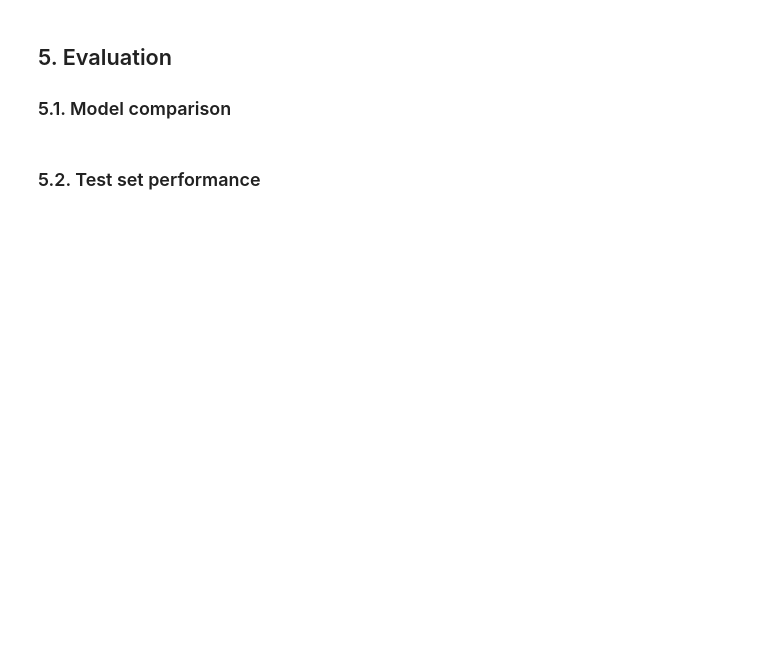
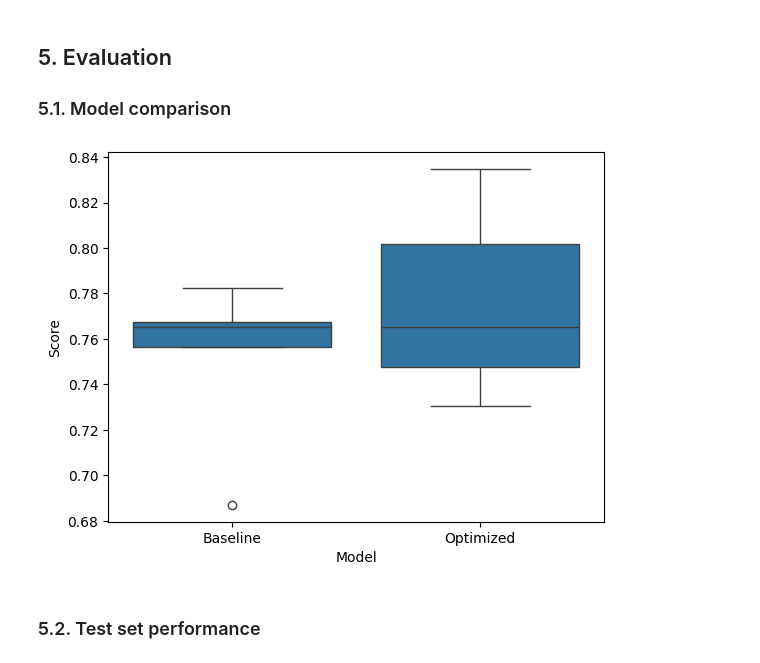
Before and after one commit to 4GeeksAcademy/gperdrizet-decision-trees, a Jupyter notebook: src/02-random_forest_solution.ipynb, the cells around one changed output. Cells and saved outputs as stored; diff of their text form; code cells hidden in the pictures; blank space fills up the shorter version.

```diff
--- a/src/02-random_forest_solution.ipynb
+++ b/src/02-random_forest_solution.ipynb
@@ -142,9 +141,11 @@ print(f'Cross-validation accuracy: {np.mean(scores)*100:.1f} +/- {np.std(scores)
 
 ### 5.1. Model comparison
 # %%
-cross_val_score=pd.DataFrame.from_dict(cross_val_scores)
+cross_val_scores=pd.DataFrame.from_dict(cross_val_scores)
 sns.boxplot(cross_val_scores, x='Model', y='Score')
 plt.show()
+# %% [output]
+[figure, added]
 # %% [markdown]
 ### 5.2. Test set performance
 # %%
```
Also changed, not shown: parts of 15 cells of this notebook, 5 other files.
